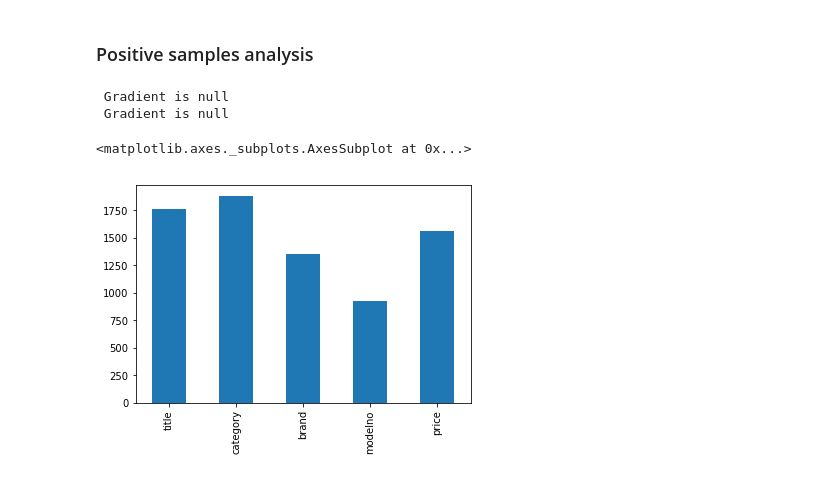
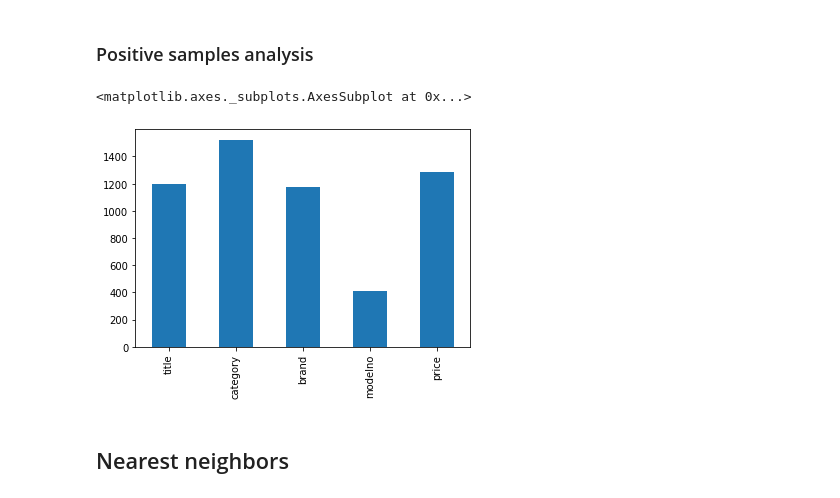
Before and after one commit to vincenzomartello/deepmatcher-experiments, a Jupyter notebook: notebooks/WalmartAmazon/ri_discovery.ipynb, the cells around one changed output. Saved outputs shown, nothing was run; the diff lists cells and outputs as text; code cells hidden in the pictures.

```diff
--- a/notebooks/WalmartAmazon/ri_discovery.ipynb
+++ b/notebooks/WalmartAmazon/ri_discovery.ipynb
@@ -21,7 +19,7 @@ neg_classifier_inputs,neg_ids = return_layer_input('../../Structured/Walmart-Ama
                                                    layer=walmartamazon_hybrid.classifier,
                                                   device=-1)
 # %%
-pos_classifier_inputs,pos_ids = return_layer_input('../../Structured/Walmart-Amazon/','test_positives',
+testpos_classifier_inputs,testpos_ids = return_layer_input('../../Structured/Walmart-Amazon/','test_positives',
                                                   batch_size=128,model=walmartamazon_hybrid,
                                                   layer=walmartamazon_hybrid.classifier,
                                                   device=-1)
@@ -28,3 +31,8 @@ pos_classifier_inputs,pos_ids = return_layer_input('../../Structured/Walmart-Ama
+# %%
+pos_classifier_inputs,pos_ids = return_layer_input('../../Structured/Walmart-Amazon/','positives',
+                                                  batch_size=512,model=walmartamazon_hybrid,
+                                                  layer=walmartamazon_hybrid.classifier,
+                                                  device=-1)
 # %%
 walmartamazon_hybrid = walmartamazon_hybrid.cuda()
 # %% [markdown]
@@ -37,2 +44,4 @@ from tqdm import tqdm
 # %%
 attributes =['title','category','brand','modelno','price']
+classifier_len = len(pos_classifier_inputs[0][0])
+attribute_len = int(classifier_len/len(attributes))
@@ -82,31 +58,12 @@ negatives_df.sum().plot.bar()
 # %% [markdown]
 ### Positive samples analysis
-# %%
-current_sample = 0
-#each column of this matrix is related to a specific attribute
-positives_ri = []
-for batch in pos_classifier_inputs:
-    for sample_index in tqdm(range(len(batch))):
-        current_sample_ris = []
-        for j,attribute in enumerate(attributes):
-            variation = find_smallest_variation_to_change(walmartamazon_hybrid.classifier,
-                                                             classifier_length= 900,
-                                                             attribute_length= 180,input_matrix=batch,
-                                                             vector_index=sample_index,attributes=[j],class_to_reach=0
-                                                         ,learning_rate=1)
-            current_sample_ris.append(variation)
-        positives_ri.append(current_sample_ris)
-        current_sample+=1
-# %% [output]
- Gradient is null
- Gradient is null
+# %%
+pos_ri, pos_ri_norms = computeRi(walmartamazon_hybrid.classifier,attributes,testpos_classifier_inputs,
+                                attribute_len,0)
 # %%
-ri_norms_positives = []
-for ri_list in positives_ri:
-    ri_norms_positives.append(list(map(lambda x:torch.norm(x).data[0],ri_list)))
-positives_variation_df = pd.DataFrame(data= ri_norms_positives,columns=attributes)
+positives_variation_df = pd.DataFrame(data= pos_ri_norms,columns=attributes)
 positives_variation_df.sum(numeric_only=True).plot.bar()
 # %% [output]
 <matplotlib.axes._subplots.AxesSubplot at 0x...>
-[figure, old version]
+[figure, new version]
 # %%
@@ -113,0 +71,2 @@ positives_variation_df.to_csv('experiment_results/testpositives_ri_v2.csv',index
+# %% [markdown]
+## Nearest neighbors
```
Also changed, not shown: parts of 16 cells of this notebook, 27 other files.
